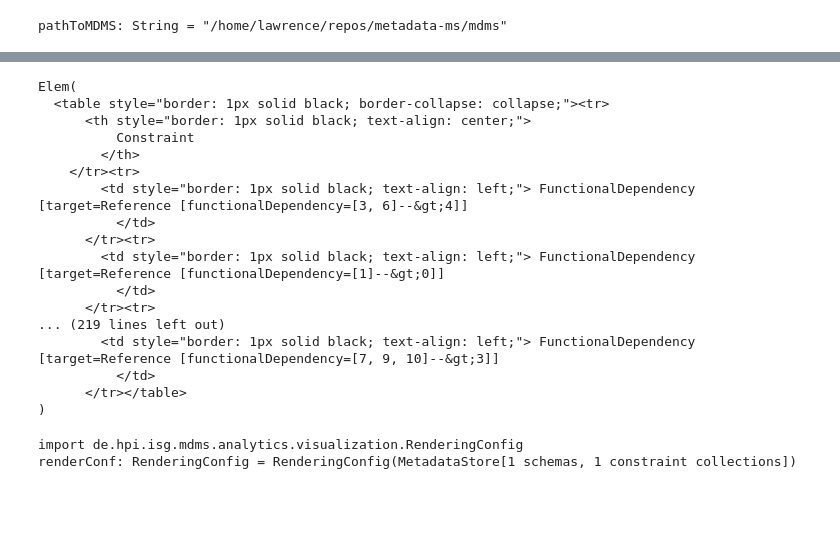
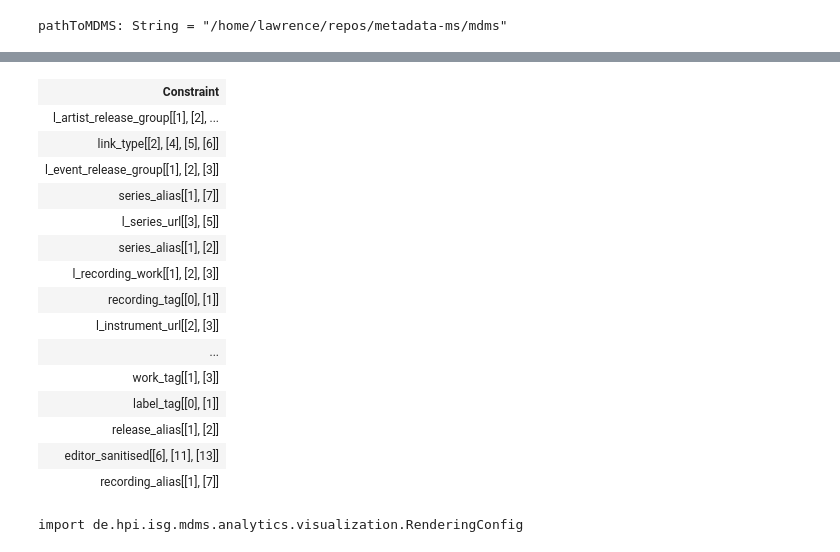
Before and after one commit to stratosphere/mdms-on-jupyter, a Jupyter notebook: notebooks/MDMS-Analytics_example_notebook.ipynb, the cells around one changed output, grey strips where cells are left out. Drawn from its saved outputs; the diff is of its cells as text; code cells hidden in the pictures; blank space fills up the shorter version.

```diff
--- a/notebooks/MDMS-Analytics_example_notebook.ipynb
+++ b/notebooks/MDMS-Analytics_example_notebook.ipynb
@@ -73,30 +144,23 @@ exampleCC: de.hpi.isg.mdms.model.constraints.ConstraintCollection = DefaultConst
 # %%
 import de.hpi.isg.mdms.analytics.visualization.RenderingConfig
 
 // Visualize results
-
-val renderConf = new RenderingConfig(store)
-HTMLTable.initialize(renderConf)
-
-
-show(HTMLTable.fromCollection(exampleCC))
+display.html(HTMLTable.fromCollection(uccs))
 # %% [output]
+| Constraint |
+| l_artist_release_group[[1], [2], ... |
+| link_type[[2], [4], [5], [6]] |
+| l_event_release_group[[1], [2], [3]] |
+| series_alias[[1], [7]] |
+| l_series_url[[3], [5]] |
+| series_alias[[1], [2]] |
+| l_recording_work[[1], [2], [3]] |
+| recording_tag[[0], [1]] |
+| l_instrument_url[[2], [3]] |
+| ... |
+| work_tag[[1], [3]] |
+| label_tag[[0], [1]] |
+| release_alias[[1], [2]] |
+| editor_sanitised[[6], [11], [13]] |
+| recording_alias[[1], [7]] |
-Elem(
-  <table style="border: 1px solid black; border-collapse: collapse;"><tr>
-      <th style="border: 1px solid black; text-align: center;">
-          Constraint
-        </th>
-    </tr><tr>
-        <td style="border: 1px solid black; text-align: left;"> FunctionalDependency [target=Reference [functionalDependency=[3, 6]--&gt;4]]
-          </td>
-      </tr><tr>
-        <td style="border: 1px solid black; text-align: left;"> FunctionalDependency [target=Reference [functionalDependency=[1]--&gt;0]]
-          </td>
-      </tr><tr>
-... (219 lines left out)
-        <td style="border: 1px solid black; text-align: left;"> FunctionalDependency [target=Reference [functionalDependency=[7, 9, 10]--&gt;3]]
-          </td>
-      </tr></table>
-)
+import de.hpi.isg.mdms.analytics.visualization.RenderingConfig
-import de.hpi.isg.mdms.analytics.visualization.RenderingConfig
-renderConf: RenderingConfig = RenderingConfig(MetadataStore[1 schemas, 1 constraint collections])
```
Also changed, not shown: parts of 7 cells of this notebook.
